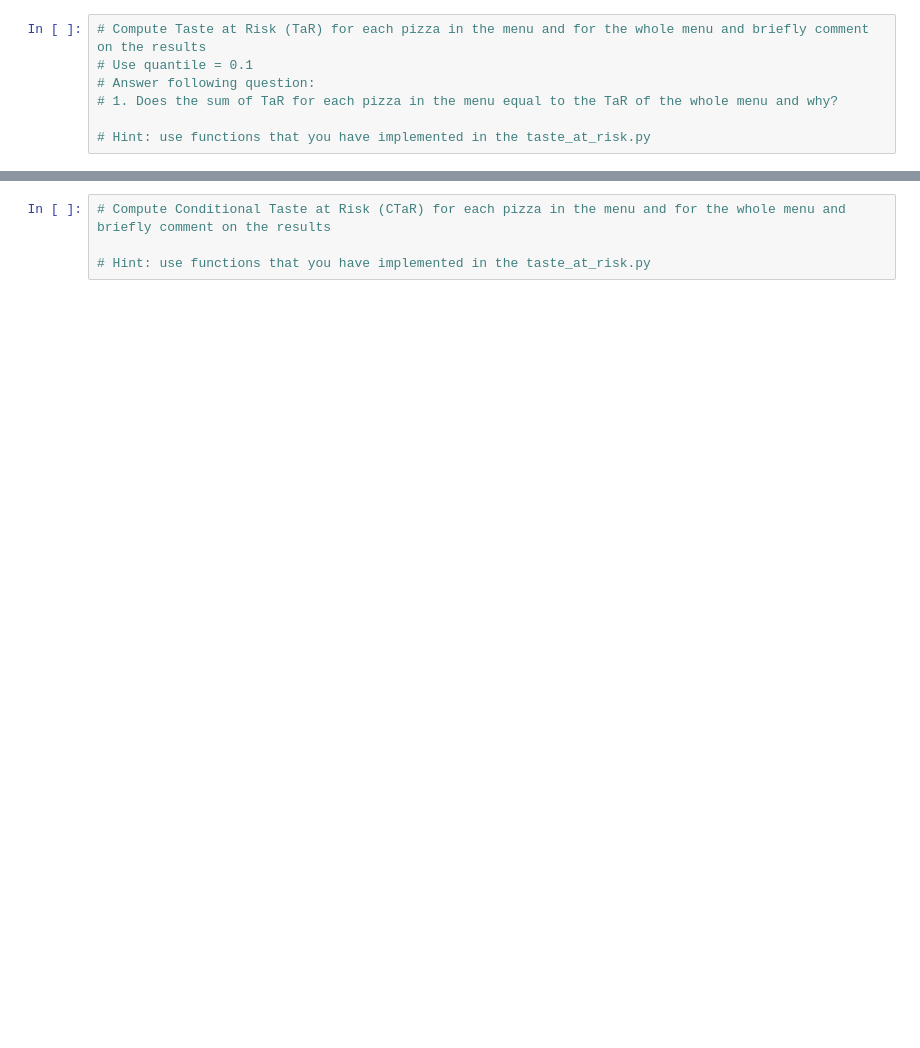
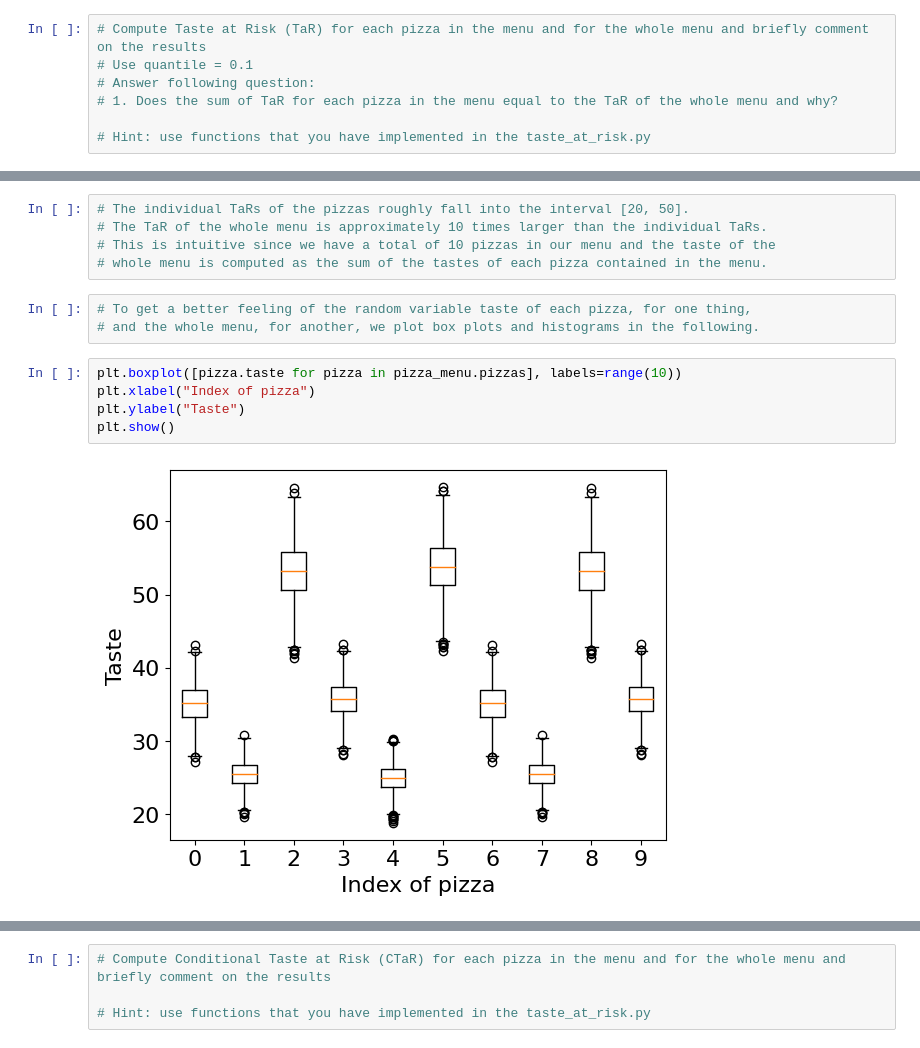
Before and after one commit to mlkremer/maestro-pizza-maker, a Jupyter notebook: notebooks/menu_analysis.ipynb, the cells around one changed output, grey strips where cells are left out. Drawn from its saved outputs; the diff is of its cells as text; blank space fills up the shorter version.

```diff
--- a/notebooks/menu_analysis.ipynb
+++ b/notebooks/menu_analysis.ipynb
@@ -246,0 +256,15 @@ TaR of the whole menu: 342.56144263672076
+# %%
+# The individual TaRs of the pizzas roughly fall into the interval [20, 50].
+# The TaR of the whole menu is approximately 10 times larger than the individual TaRs.
+# This is intuitive since we have a total of 10 pizzas in our menu and the taste of the
+# whole menu is computed as the sum of the tastes of each pizza contained in the menu.
+# %%
+# To get a better feeling of the random variable taste of each pizza, for one thing,
+# and the whole menu, for another, we plot box plots and histograms in the following.
+# %%
+plt.boxplot([pizza.taste for pizza in pizza_menu.pizzas], labels=range(10))
+plt.xlabel("Index of pizza")
+plt.ylabel("Taste")
+plt.show()
+# %% [output]
+[figure, added]
```
Also changed, not shown: parts of 15 cells of this notebook.
